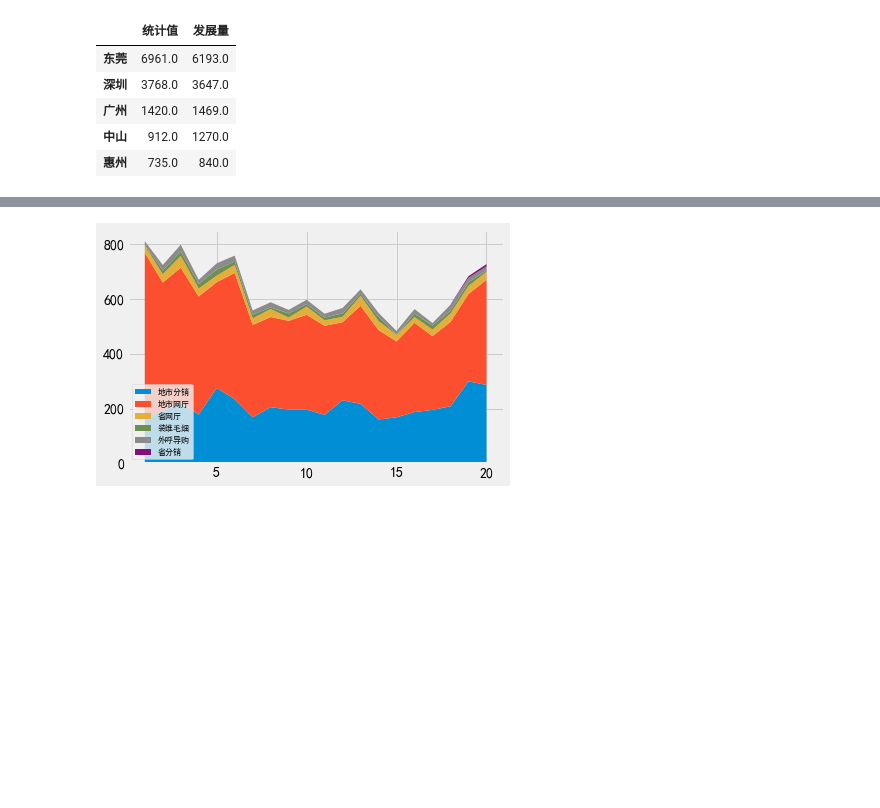
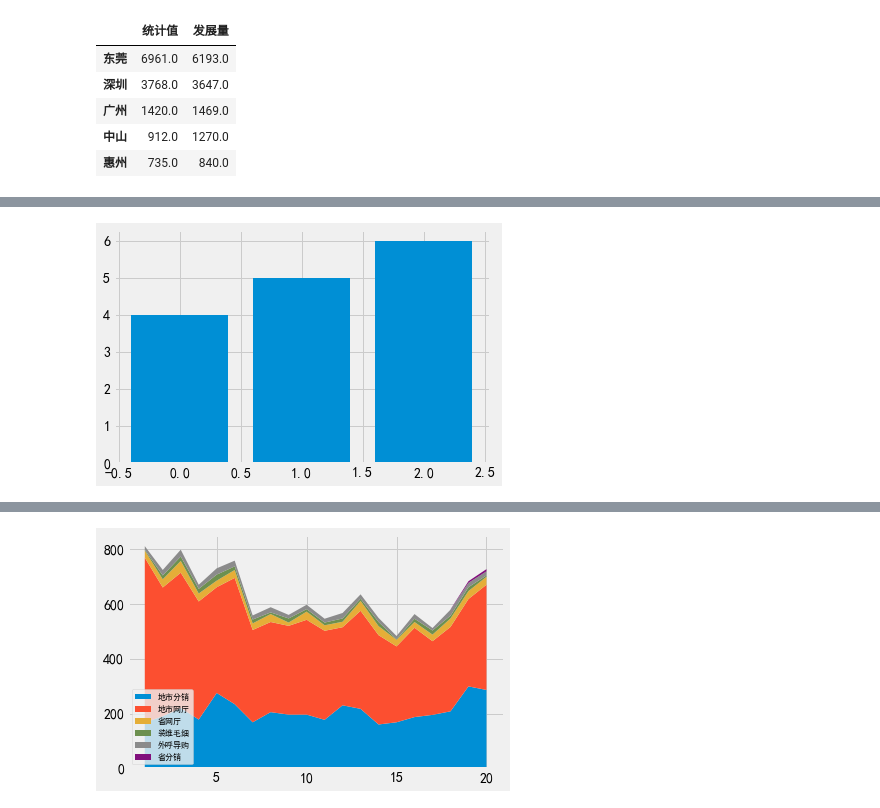
Before and after one commit to py-bin/ipynb_share, a Jupyter notebook: data_analysis/data_analysis_3.ipynb, the cells around one changed output, grey strips where cells are left out. Drawn from its saved outputs; the diff is of its cells as text; code cells hidden in the pictures; blank space fills up the shorter version.

```diff
--- a/data_analysis/data_analysis_3.ipynb
+++ b/data_analysis/data_analysis_3.ipynb
@@ -144,0 +163,7 @@ plt.show()
+# %%
+x = np.arange(3)
+y = np.arange(4,7,1)
+plt.bar(x,y)
+plt.show()
+# %% [output]
+[figure, added]
```
Also changed, not shown: parts of 10 cells of this notebook, 1 other file.
